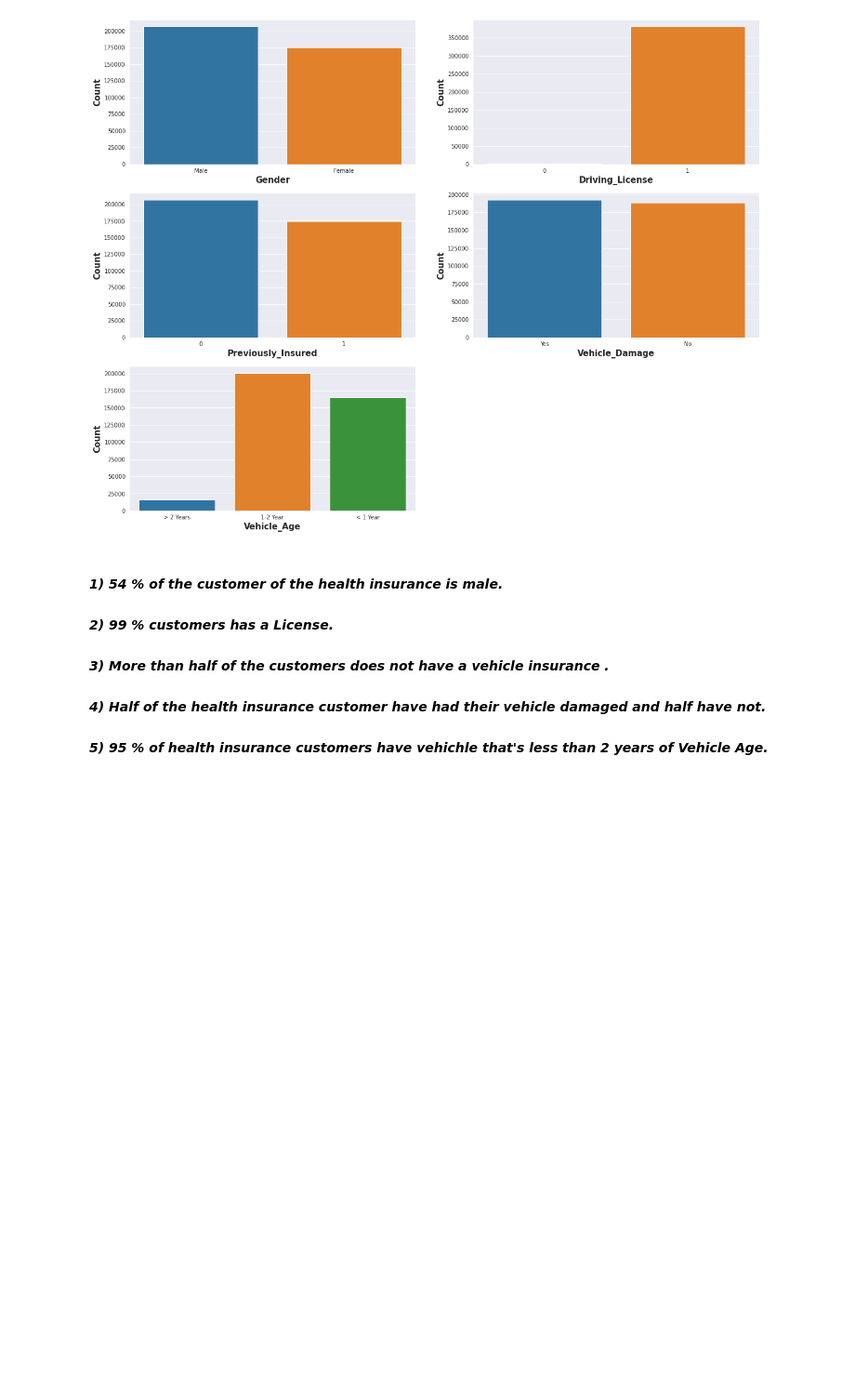
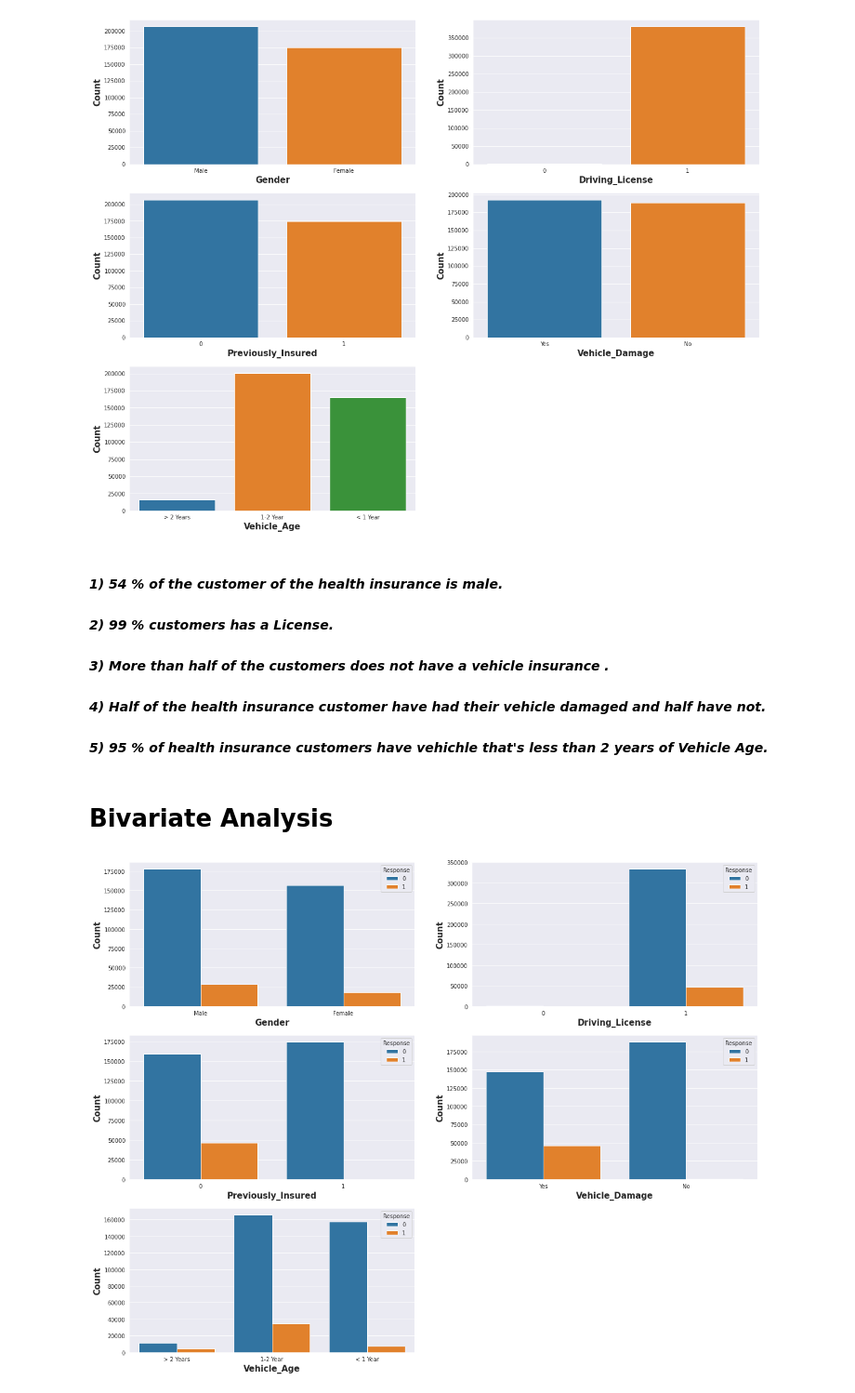
Before and after one commit to priyankashinde-DS/Capstone_health_insurance_prediction, a Jupyter notebook: HEALTH_INSURANCE_CROSS_SELL_PREDICTION.ipynb, the cells around one changed output. Shown at 93% size. Saved outputs shown, nothing was run; the diff lists cells and outputs as text; code cells hidden in the pictures; blank space fills up the shorter version.

```diff
--- a/HEALTH_INSURANCE_CROSS_SELL_PREDICTION.ipynb
+++ b/HEALTH_INSURANCE_CROSS_SELL_PREDICTION.ipynb
@@ -339,3 +339,35 @@ figure.delaxes(axis[2,1]) # Delete extra subplot
 
 
 #### ***5) 95 % of health insurance customers have vehichle that's less than 2 years of Vehicle Age.***
+# %% [markdown]
+# **Bivariate Analysis**
+# %%
+# Let's create subplot of Countplot for all Categorical variables
+
+Feature=Categorical_features  # Lsit of all Categorical variables
+
+axes=[]  # For axis
+a=0      # No of rows
+
+# Range for subplots
+
+while a < 3 :
+  for i in range(2):  # No. of column
+    axes.append((a,i))
+  a+=1
+
+# Plot for Subplots
+sns.set_style('darkgrid')
+figure,axis=plt.subplots(3,2,figsize=(20,16))
+
+plt.xlabel(Feature[i], fontsize=15,fontdict={"weight": "bold"})
+plt.ylabel('count', fontsize=15,fontdict={"weight": "bold"})
+
+for i in range (5):
+  ax1=sns.countplot(df[Feature[i]],ax=axis[axes[i][0],axes[i][1]],hue=df['Response'])
+  ax1.set_xlabel(Feature[i],size=15,fontdict={"weight": "bold"})
+  ax1.set_ylabel('Count',size=15,fontdict={"weight": "bold"})
+
+figure.delaxes(axis[2,1]) # Delete extra subplot
+# %% [output]
+[figure, added]
```
Also changed, not shown: parts of 4 cells of this notebook.
